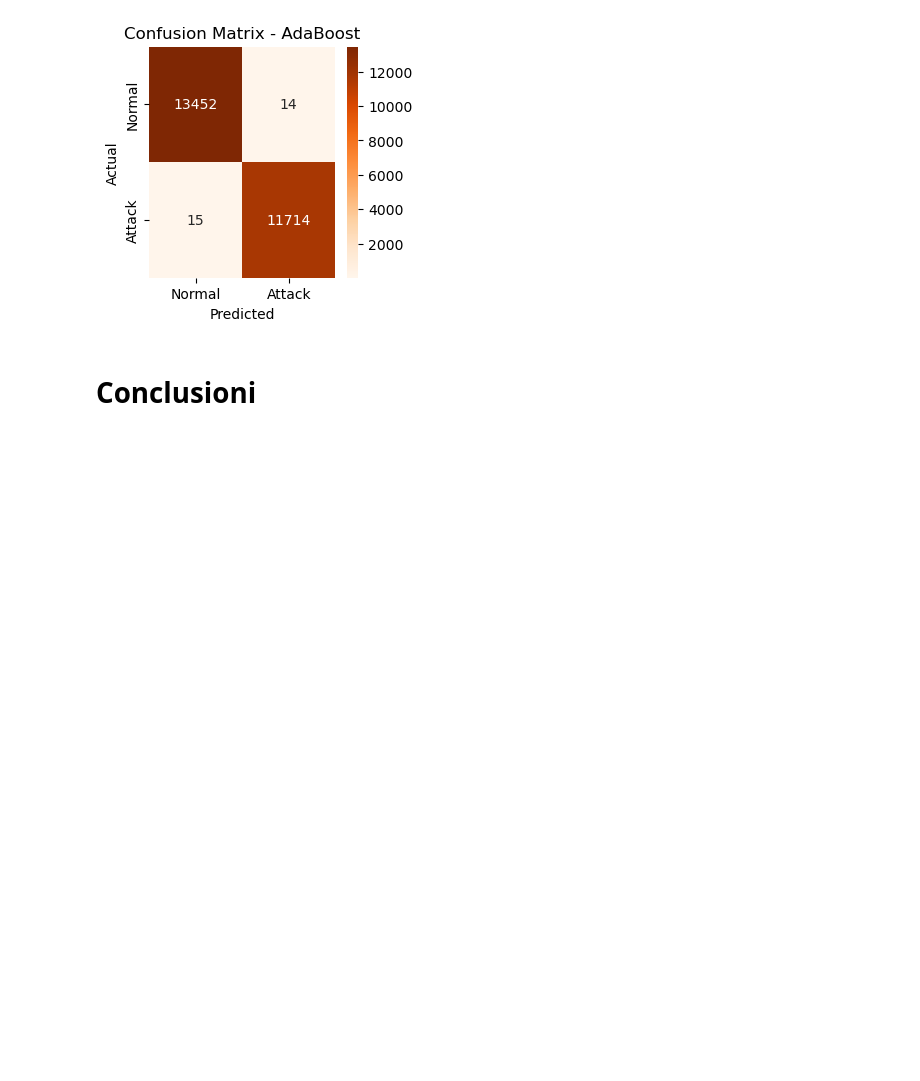
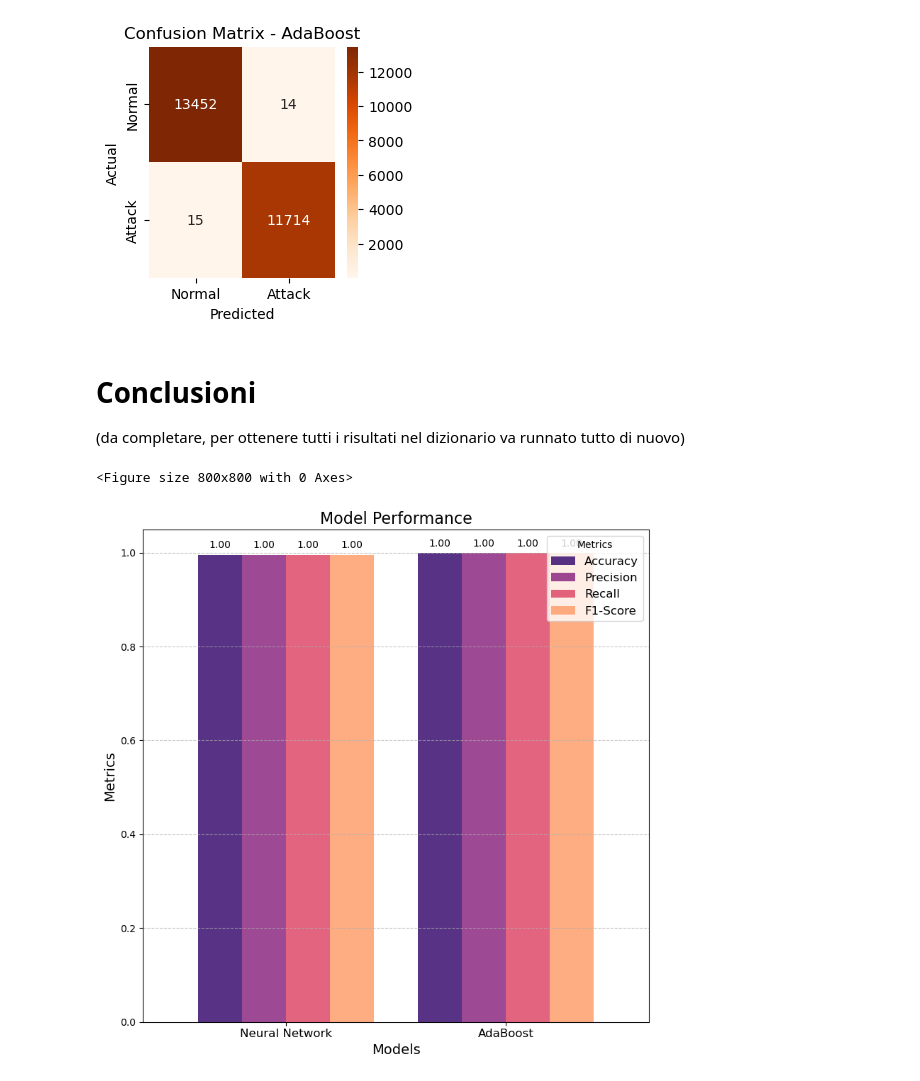
Before and after one commit to Alessio1100/ML_Intrusion_Detection, a Jupyter notebook: Intrusion_Detection_Binary.ipynb, the cells around one changed output. Saved outputs shown, nothing was run; the diff lists cells and outputs as text; code cells hidden in the pictures; blank space fills up the shorter version.

```diff
--- a/Intrusion_Detection_Binary.ipynb
+++ b/Intrusion_Detection_Binary.ipynb
@@ -943,3 +998,32 @@ plt.show()
 [figure]
 # %% [markdown]
 # Conclusioni
+(da completare, per ottenere tutti i risultati nel dizionario va runnato tutto di nuovo)
+# %%
+data = pd.DataFrame(results_dictionary).T
+
+best_per_metric = data.max()
+
+plt.figure(figsize=(8, 8))
+colors = sns.color_palette("magma", len(data.columns))
+bars = data.plot(kind='bar', figsize=(8, 8), width=0.8, alpha=0.85, color=colors)
+
+# Notes on values
+for p in bars.patches:
+    bars.annotate(
+        f'{p.get_height():.2f}',
+        (p.get_x() + p.get_width() / 2, p.get_height() + 0.01),
+        ha='center', va='bottom', fontsize=10, color='black'
+    )
+
+plt.title("Model Performance", fontsize=16)
+plt.ylabel("Metrics", fontsize=14)
+plt.xlabel("Models", fontsize=14)
+plt.xticks(rotation=0, fontsize=12)
+plt.legend(title="Metrics", fontsize=12, loc='upper right')
+plt.grid(axis='y', linestyle='--', alpha=0.7)
+plt.tight_layout()
+plt.show()
+# %% [output]
+<Figure size 800x800 with 0 Axes>
+[figure, added]
```
Also changed, not shown: parts of 21 cells of this notebook.
